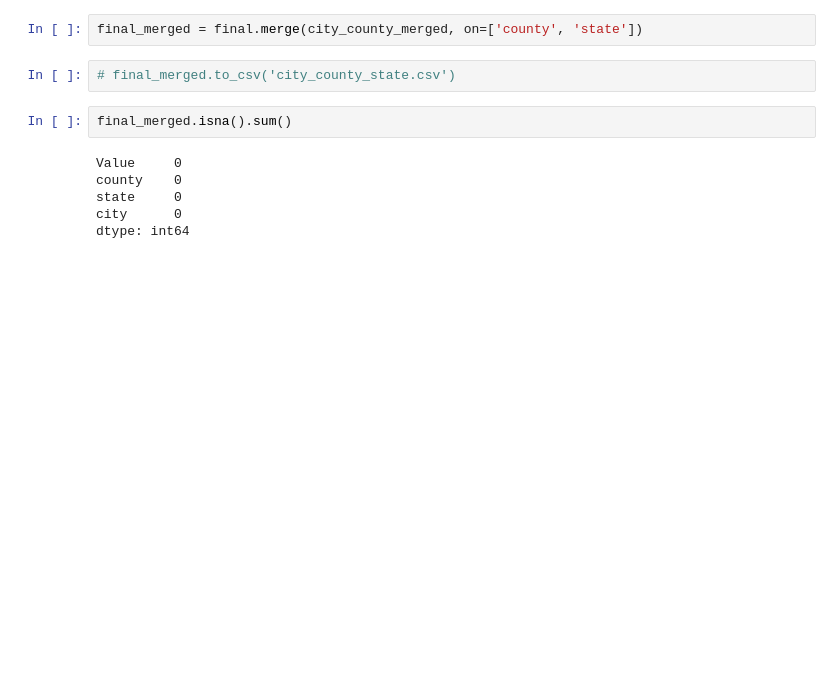
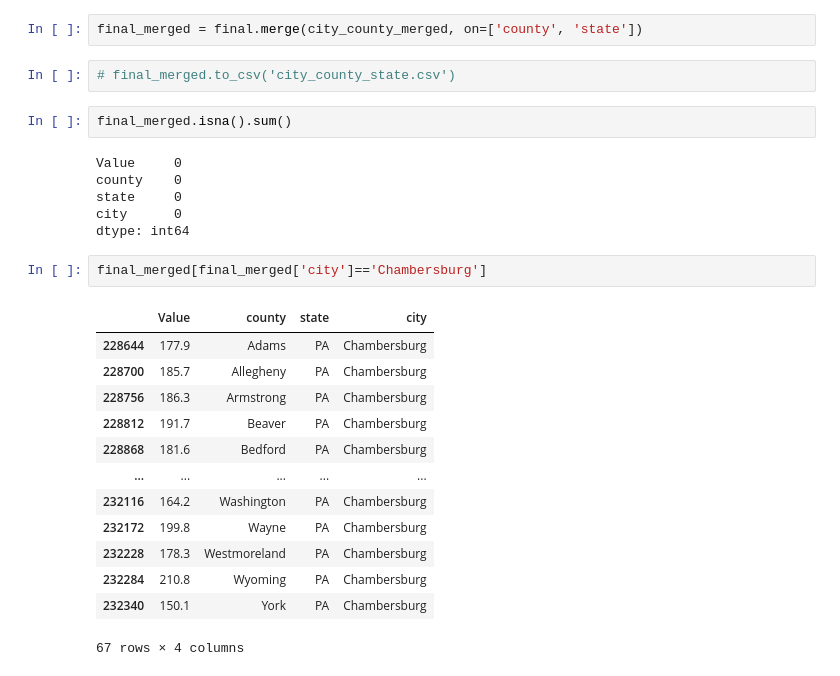
Before and after one commit to BloomTech-Labs/juxta-city-data-ds, a Jupyter notebook: heart_disease_cdc_exploration.ipynb, the cells around one changed output. Cells and saved outputs as stored; diff of their text form; blank space fills up the shorter version.

```diff
--- a/heart_disease_cdc_exploration.ipynb
+++ b/heart_disease_cdc_exploration.ipynb
@@ -264,3 +300,19 @@ county    0
 state     0
 city      0
 dtype: int64
+# %%
+final_merged[final_merged['city']=='Chambersburg']
+# %% [output]
+|  | Value | county | state | city |
+| 228644 | 177.9 | Adams | PA | Chambersburg |
+| 228700 | 185.7 | Allegheny | PA | Chambersburg |
+| 228756 | 186.3 | Armstrong | PA | Chambersburg |
+| 228812 | 191.7 | Beaver | PA | Chambersburg |
+| 228868 | 181.6 | Bedford | PA | Chambersburg |
+| ... | ... | ... | ... | ... |
+| 232116 | 164.2 | Washington | PA | Chambersburg |
+| 232172 | 199.8 | Wayne | PA | Chambersburg |
+| 232228 | 178.3 | Westmoreland | PA | Chambersburg |
+| 232284 | 210.8 | Wyoming | PA | Chambersburg |
+| 232340 | 150.1 | York | PA | Chambersburg |
+67 rows × 4 columns
```
Also changed, not shown: parts of 2 cells of this notebook, 10 other files.
